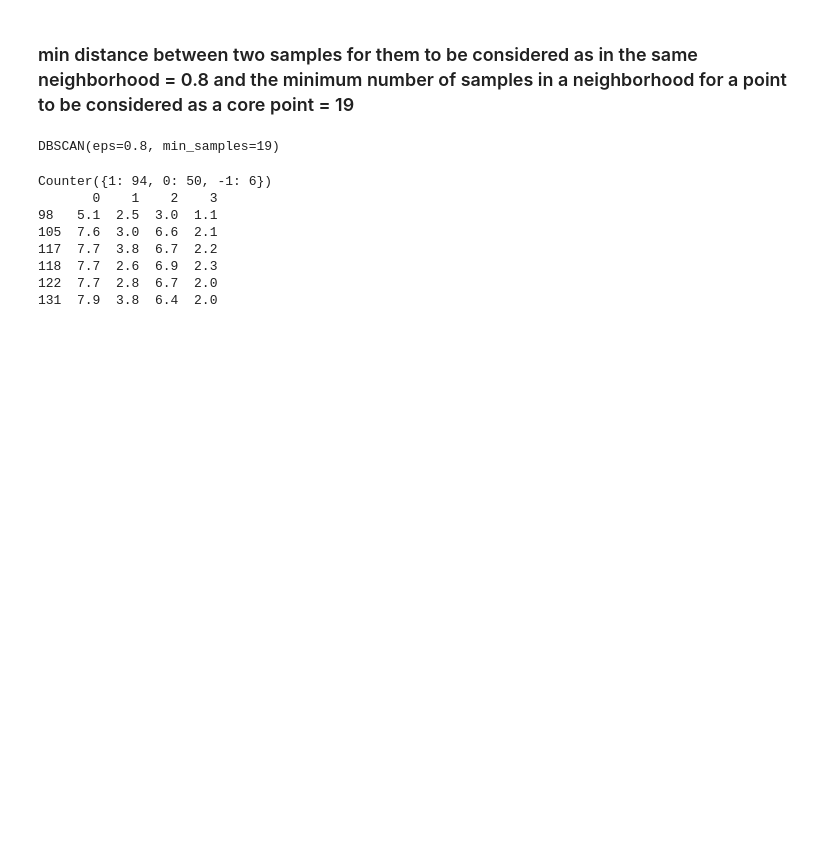
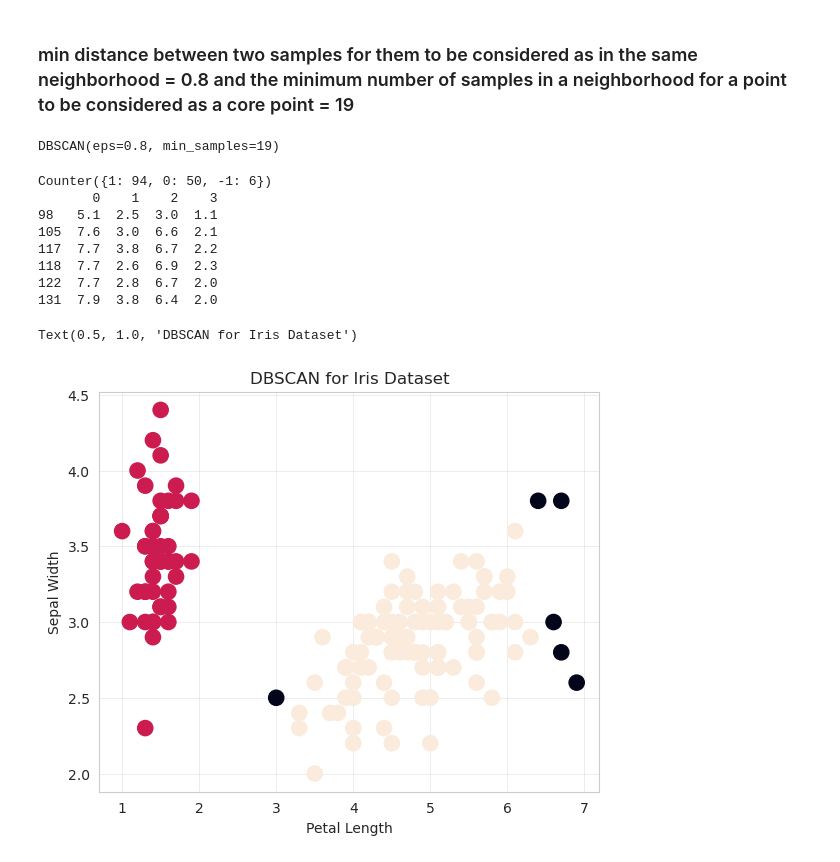
Before and after one commit to MaryWagura/python_for_data_science_machine_learning_part2, a Jupyter notebook: notebooks/03_03_b.ipynb, the cells around one changed output. Saved outputs shown, nothing was run; the diff lists cells and outputs as text; code cells hidden in the pictures; blank space fills up the shorter version.

Commit message:
DBSCAN-identify outliers

```diff
--- a/notebooks/03_03_b.ipynb
+++ b/notebooks/03_03_b.ipynb
@@ -62,3 +62,18 @@ Counter({1: 94, 0: 50, -1: 6})
 118  7.7  2.6  6.9  2.3
 122  7.7  2.8  6.7  2.0
 131  7.9  3.8  6.4  2.0
+# %%
+fig = plt.figure()
+
+axis= fig.add_axes([.1,.1,1,1])
+
+colors = model.labels_
+
+#scatter plot of the data points with colors based on the cluster labels
+axis.scatter(data[:,2], data[:,1], c=colors, s=120)
+axis.set_xlabel('Petal Length')
+axis.set_ylabel('Sepal Width')
+plt.title('DBSCAN for Iris Dataset')
+# %% [output]
+Text(0.5, 1.0, 'DBSCAN for Iris Dataset')
+[figure, added]
```
